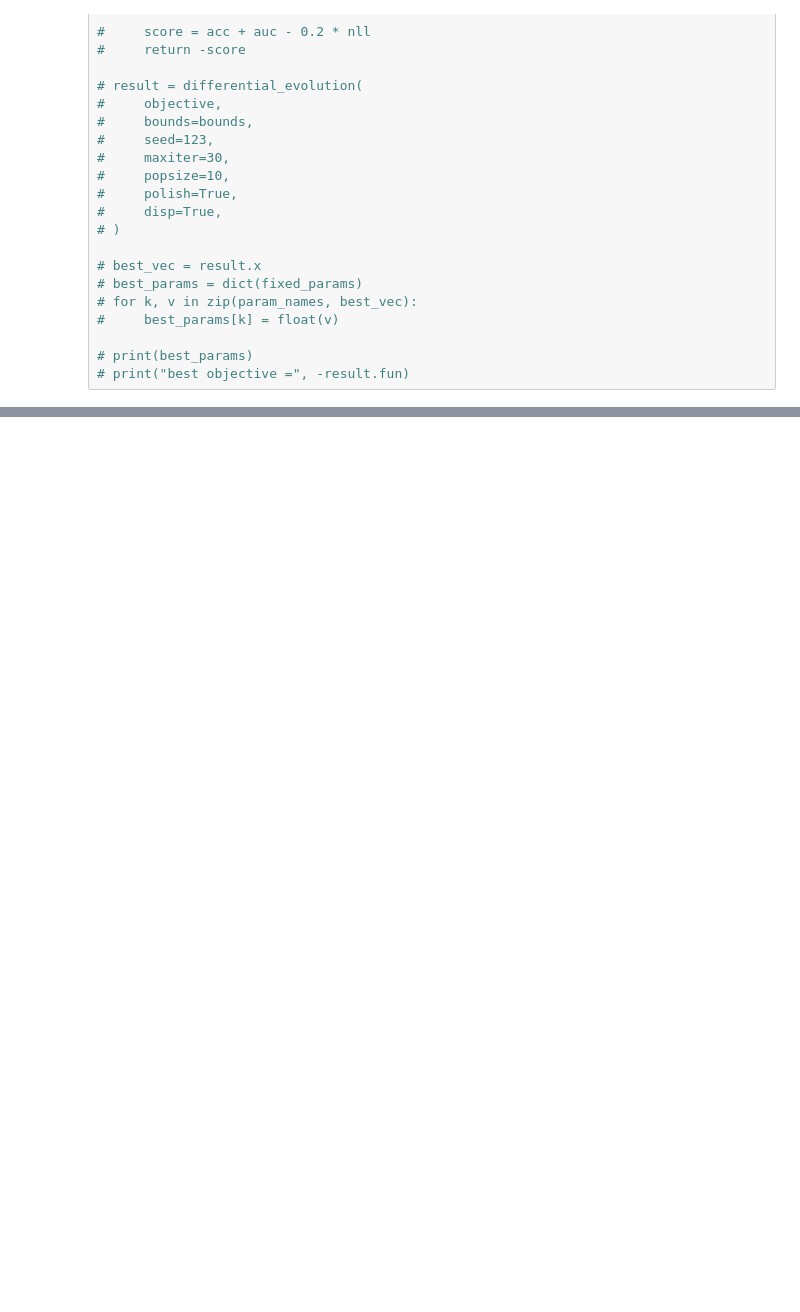
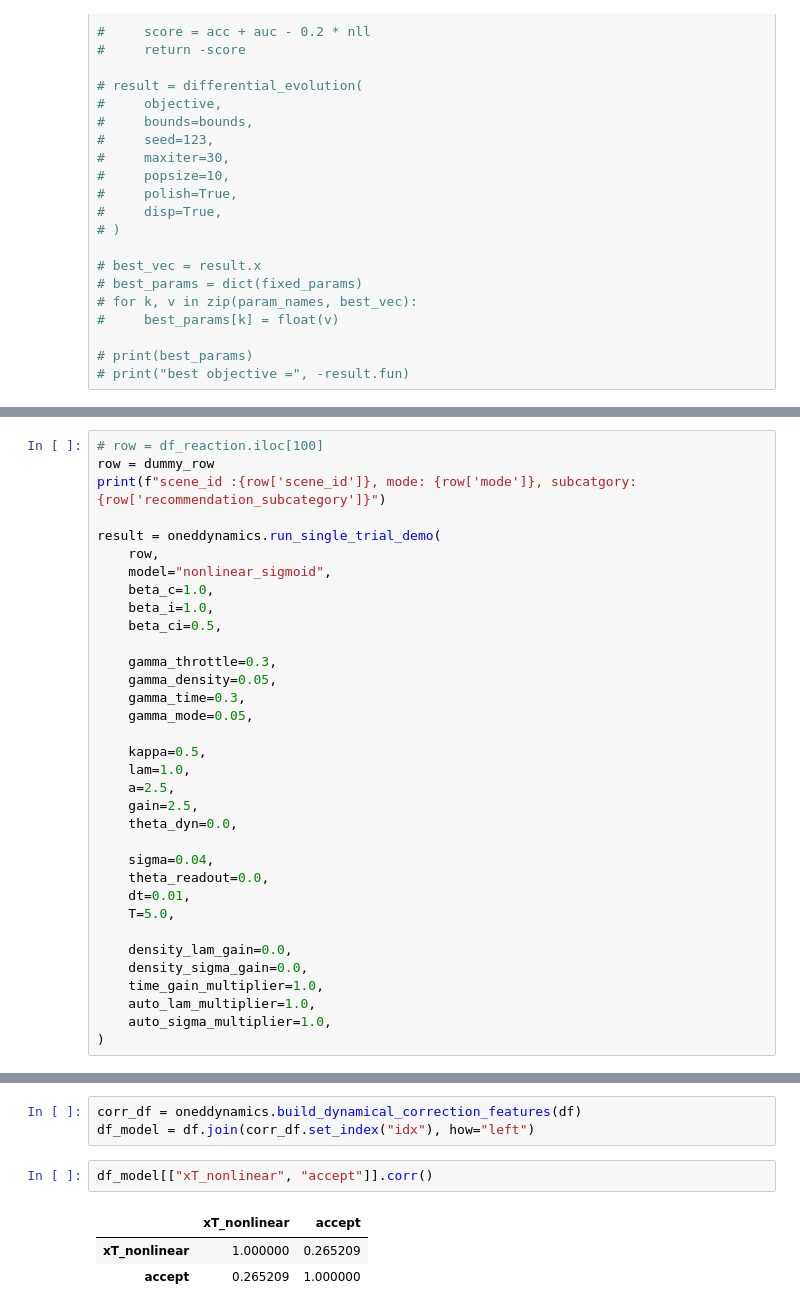
Before and after one commit to yxlin02/HCICarSim, a Jupyter notebook: DataAnalysis.ipynb, the cells around one changed output, grey strips where cells are left out. Saved outputs shown, nothing was run; the diff lists cells and outputs as text; blank space fills up the shorter version.

```diff
--- a/DataAnalysis.ipynb
+++ b/DataAnalysis.ipynb
@@ -2952,0 +3106,34 @@ mean f_x - f_y = 0.13330262344813038
+# %%
+# row = df_reaction.iloc[100]
+row = dummy_row
+print(f"scene_id :{row['scene_id']}, mode: {row['mode']}, subcatgory: {row['recommendation_subcategory']}")
+
+result = oneddynamics.run_single_trial_demo(
+    row,
+    model="nonlinear_sigmoid",
+    beta_c=1.0,
+    beta_i=1.0,
+    beta_ci=0.5,
+
+    gamma_throttle=0.3,
+    gamma_density=0.05,
+    gamma_time=0.3,
+    gamma_mode=0.05,
+
+    kappa=0.5,
+    lam=1.0,
+    a=2.5,
+    gain=2.5,
+    theta_dyn=0.0,
+
+    sigma=0.04,
+    theta_readout=0.0,
+    dt=0.01,
+    T=5.0,
+
+    density_lam_gain=0.0,
+    density_sigma_gain=0.0,
+    time_gain_multiplier=1.0,
+    auto_lam_multiplier=1.0,
+    auto_sigma_multiplier=1.0,
+)
@@ -2952,0 +3219,9 @@ mean f_x - f_y = 0.13330262344813038
+# %%
+corr_df = oneddynamics.build_dynamical_correction_features(df)
+df_model = df.join(corr_df.set_index("idx"), how="left")
+# %%
+df_model[["xT_nonlinear", "accept"]].corr()
+# %% [output]
+|  | xT_nonlinear | accept |
+| xT_nonlinear | 1.000000 | 0.265209 |
+| accept | 0.265209 | 1.000000 |
```
Also changed, not shown: parts of 33 cells of this notebook, 1 other file.
